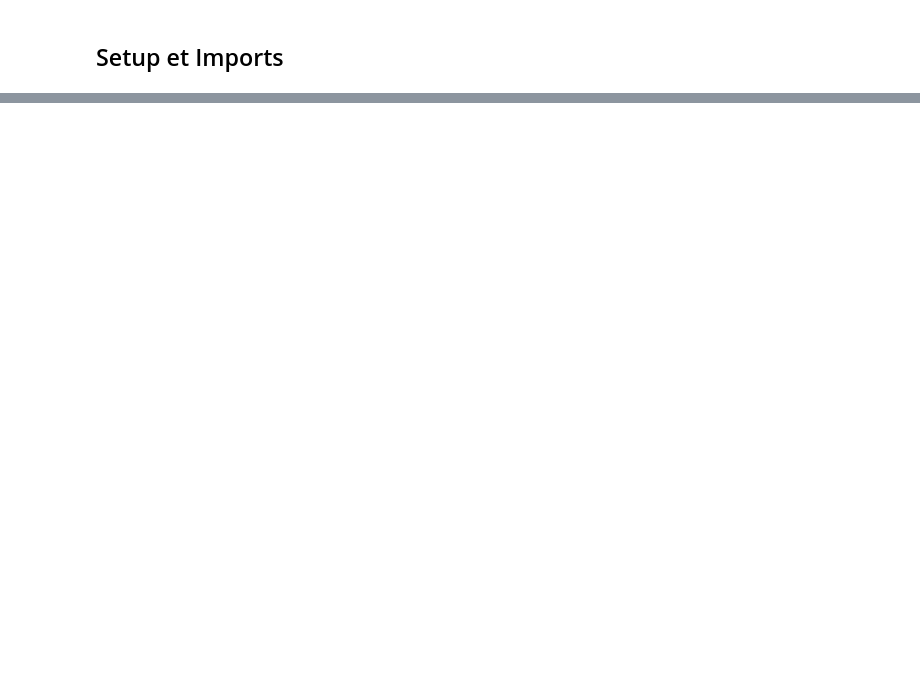
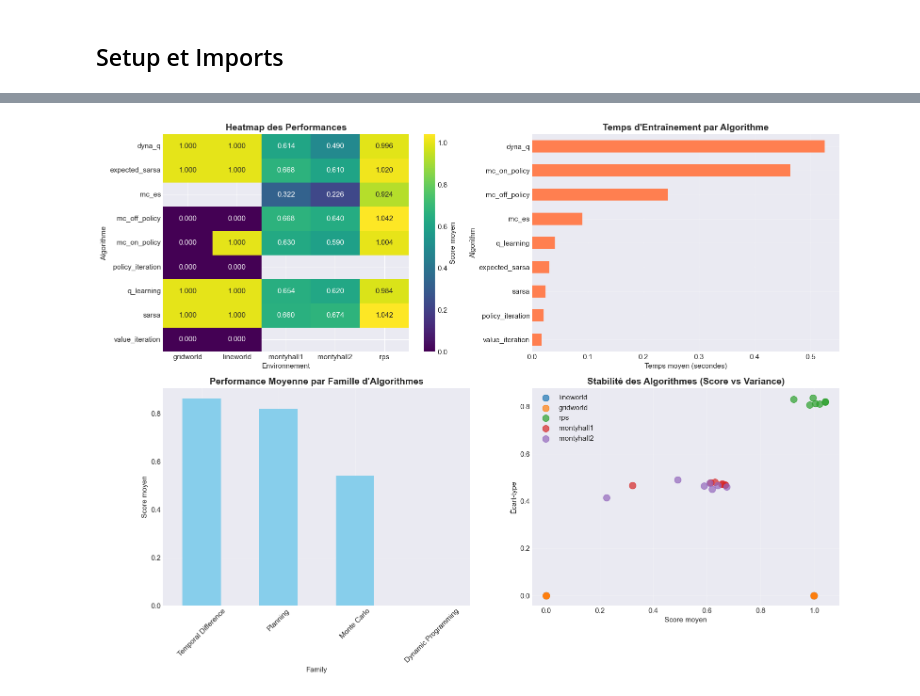
Before and after one commit to lseillier229/drl, a Jupyter notebook: experimental_report_notebook.ipynb, the cells around one changed output, grey strips where cells are left out. Drawn from its saved outputs; the diff is of its cells as text; code cells hidden in the pictures; blank space fills up the shorter version.

```diff
--- a/experimental_report_notebook.ipynb
+++ b/experimental_report_notebook.ipynb
@@ -603,0 +593,59 @@ print(f"\n🎯 MISSION ACCOMPLIE ! Le rapport expérimental est terminé.")
+# %%
+# Visualisations des performances
+fig, axes = plt.subplots(2, 2, figsize=(16, 12))
+
+# 1. Heatmap des performances
+ax = axes[0, 0]
+sns.heatmap(pivot_scores, annot=True, fmt=".3f", cmap="viridis",
+            cbar_kws={'label': 'Score moyen'}, ax=ax)
+ax.set_title("Heatmap des Performances", fontsize=14, fontweight='bold')
+ax.set_xlabel("Environnement")
+ax.set_ylabel("Algorithme")
+
+# 2. Temps d'entraînement par algorithme
+ax = axes[0, 1]
+time_by_algo = results_df.groupby('Algorithm')['Training Time'].mean().sort_values()
+time_by_algo.plot(kind='barh', ax=ax, color='coral')
+ax.set_xlabel("Temps moyen (secondes)")
+ax.set_title("Temps d'Entraînement par Algorithme", fontsize=14, fontweight='bold')
+ax.grid(True, alpha=0.3)
+
+# 3. Performance par famille d'algorithmes
+ax = axes[1, 0]
+# Mapper les algorithmes aux familles
+algo_families = {
+    'policy_iteration': 'Dynamic Programming',
+    'value_iteration': 'Dynamic Programming',
+    'mc_es': 'Monte Carlo',
+    'mc_on_policy': 'Monte Carlo',
+    'mc_off_policy': 'Monte Carlo',
+    'sarsa': 'Temporal Difference',
+    'q_learning': 'Temporal Difference',
+    'expected_sarsa': 'Temporal Difference',
+    'dyna_q': 'Planning'
+}
+results_df['Family'] = results_df['Algorithm'].map(algo_families)
+family_perf = results_df.groupby('Family')['Mean Score'].mean().sort_values(ascending=False)
+family_perf.plot(kind='bar', ax=ax, color='skyblue')
+ax.set_ylabel("Score moyen")
+ax.set_title("Performance Moyenne par Famille d'Algorithmes", fontsize=14, fontweight='bold')
+ax.tick_params(axis='x', rotation=45)
+ax.grid(True, alpha=0.3)
+
+# 4. Variance des performances
+ax = axes[1, 1]
+for env in environments:
+    env_data = results_df[results_df['Environment'] == env]
+    if not env_data.empty:
+        ax.scatter(env_data['Mean Score'], env_data['Std Score'],
+                  label=env, s=100, alpha=0.7)
+ax.set_xlabel("Score moyen")
+ax.set_ylabel("Écart-type")
+ax.set_title("Stabilité des Algorithmes (Score vs Variance)", fontsize=14, fontweight='bold')
+ax.legend()
+ax.grid(True, alpha=0.3)
+
+plt.tight_layout()
+plt.show()
+# %% [output]
+[figure, added]
```
Also changed, not shown: parts of 62 cells of this notebook, 4 other files.
